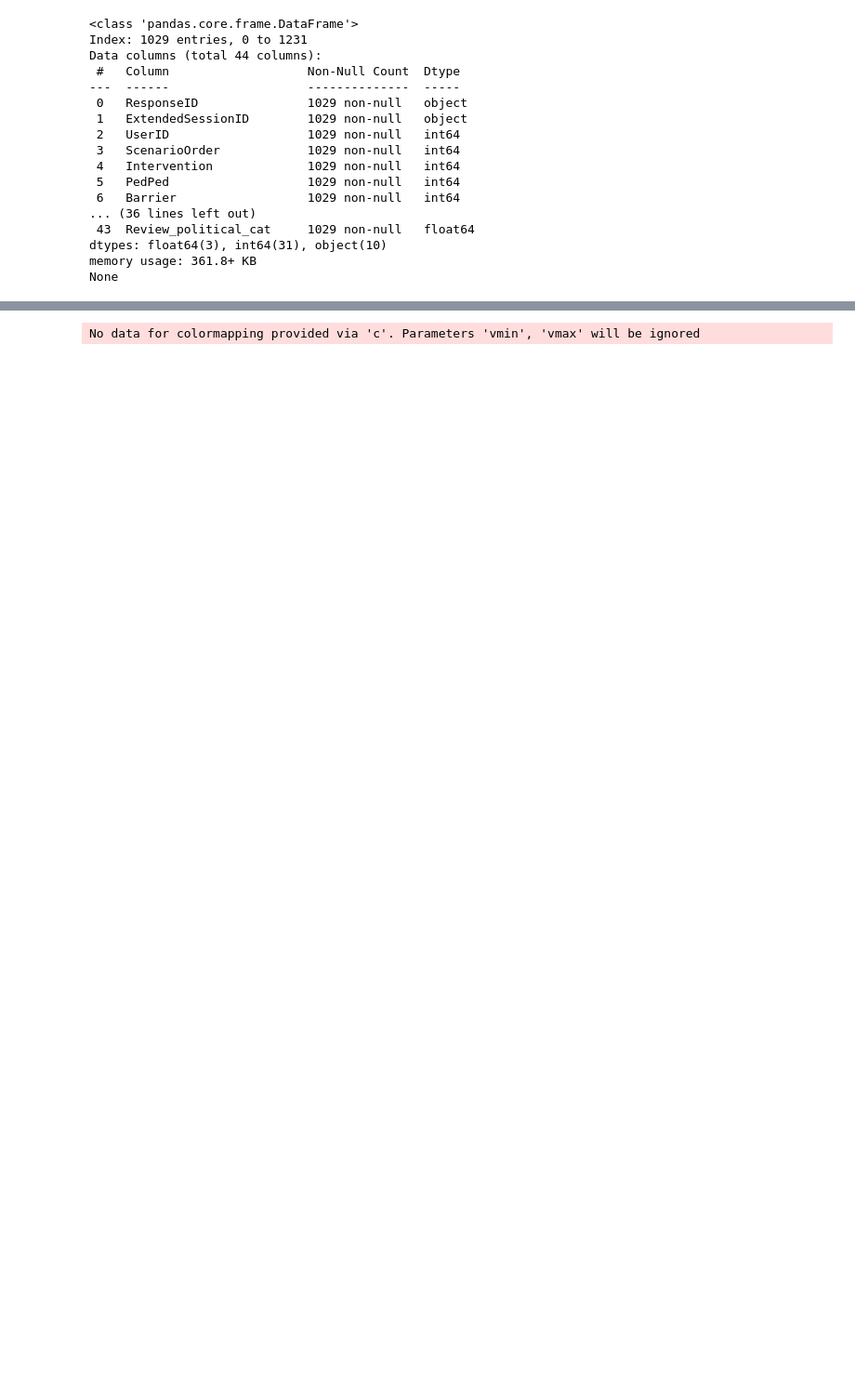
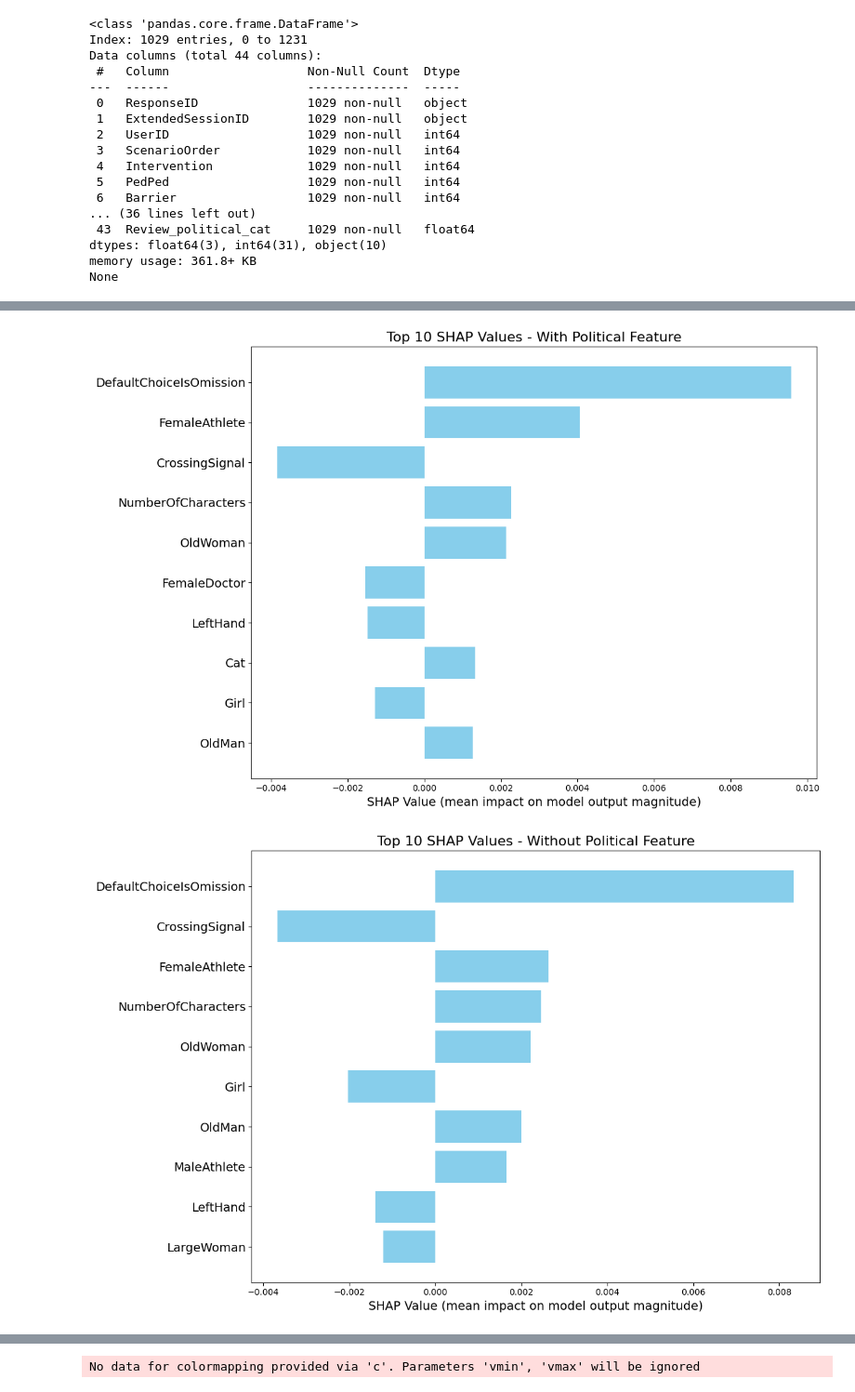
Before and after one commit to ziqishu/COG403_final_project, a Jupyter notebook: our_code/ml_practice_shared_response.ipynb, the cells around one changed output, grey strips where cells are left out. Shown at 93% size. Saved outputs shown, nothing was run; the diff lists cells and outputs as text; code cells hidden in the pictures; blank space fills up the shorter version.

```diff
--- a/our_code/ml_practice_shared_response.ipynb
+++ b/our_code/ml_practice_shared_response.ipynb
@@ -42,0 +177,30 @@ None
+# %%
+sorted_feature_indices_with_political = np.argsort(np.abs(np.mean(average_shap_values_with_political, axis=0)))
+sorted_feature_indices_without_political = np.argsort(np.abs(np.mean(average_shap_values_without_political, axis=0)))
+
+# Extracting the top 10 features
+top_10_features_with_political = np.array(x_test_with_political.columns)[sorted_feature_indices_with_political][-10:]
+top_10_features_without_political = np.array(x_test_without_political.columns)[sorted_feature_indices_without_political][-10:]
+
+# Extracting the top 10 SHAP values
+top_10_shap_values_with_political = np.mean(average_shap_values_with_political, axis=0)[sorted_feature_indices_with_political][-10:]
+top_10_shap_values_without_political = np.mean(average_shap_values_without_political, axis=0)[sorted_feature_indices_without_political][-10:]
+
+# Function to plot top 10 SHAP values with larger text sizes
+def plot_top_10_shap_values(top_10_features, top_10_shap_values, title):
+    plt.figure(figsize=(12, 8))
+    plt.title(title, fontsize=16)
+    plt.barh(range(len(top_10_features)), top_10_shap_values, color='skyblue')
+    plt.yticks(range(len(top_10_features)), top_10_features, fontsize=14)
+    plt.xlabel("SHAP Value (mean impact on model output magnitude)", fontsize=14)
+    plt.tight_layout()  # Adjusts plot parameters to give some padding
+    plt.show()
+
+# Plotting the top 10 SHAP values for the model with political feature
+plot_top_10_shap_values(top_10_features_with_political, top_10_shap_values_with_political, "Top 10 SHAP Values - With Political Feature")
+
+# Plotting the top 10 SHAP values for the model without political feature
+plot_top_10_shap_values(top_10_features_without_political, top_10_shap_values_without_political, "Top 10 SHAP Values - Without Political Feature")
+# %% [output]
+[figure, added]
+[figure, added]
```
Also changed, not shown: parts of 13 cells of this notebook, 2 other files.
